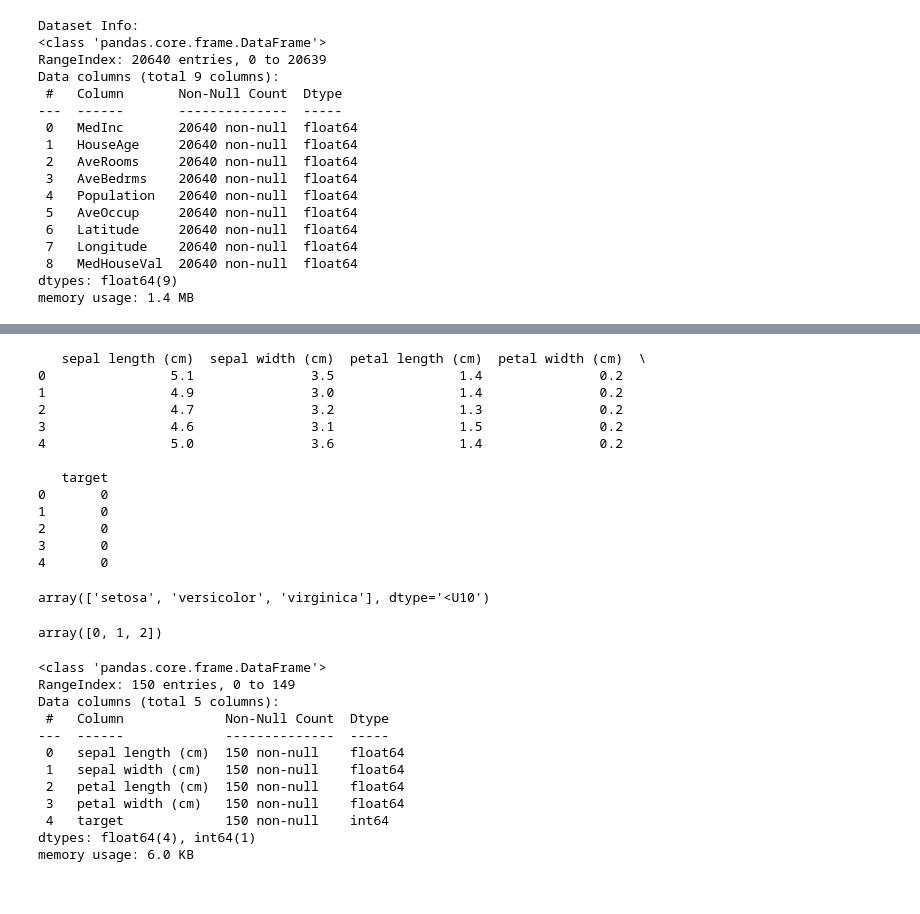
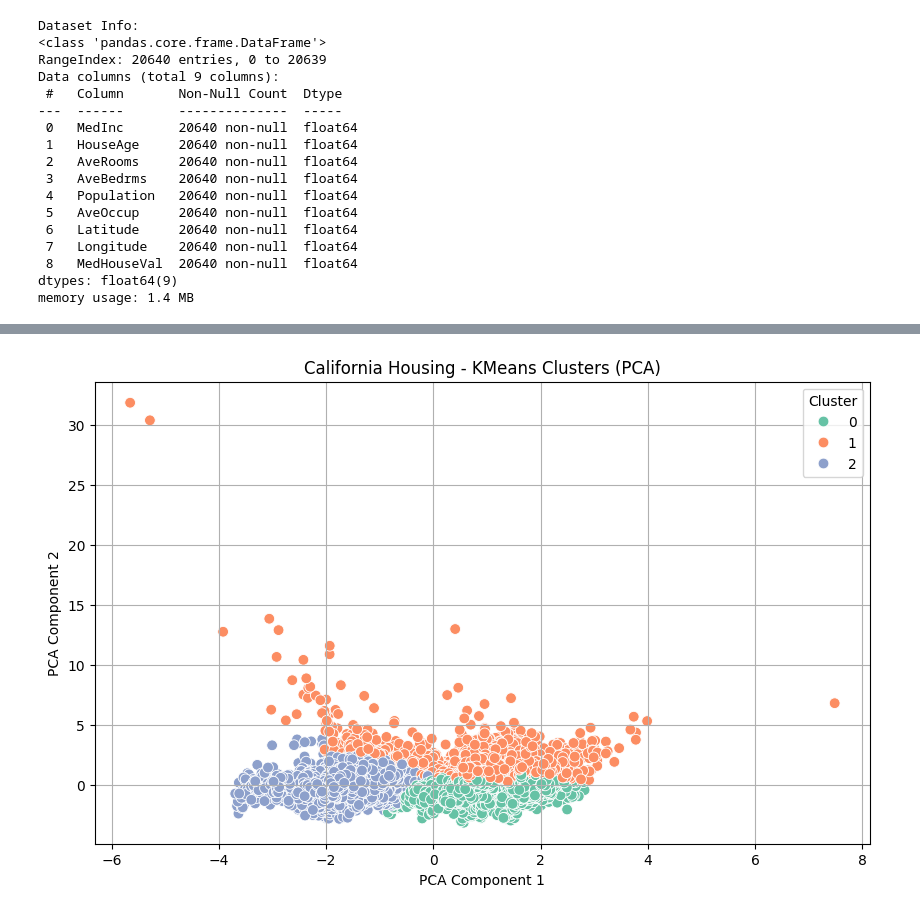
Before and after one commit to hopquangdo/mini-ml, a Jupyter notebook: notebooks/eda.ipynb, the cells around one changed output, grey strips where cells are left out. Drawn from its saved outputs; the diff is of its cells as text; code cells hidden in the pictures.

```diff
--- a/notebooks/eda.ipynb
+++ b/notebooks/eda.ipynb
@@ -73,39 +65,29 @@ df_iris = data.frame
-# %%
-print(df_iris.head())
-# %% [output]
-   sepal length (cm)  sepal width (cm)  petal length (cm)  petal width (cm)  \
-0                5.1               3.5                1.4               0.2
-1                4.9               3.0                1.4               0.2
-2                4.7               3.2                1.3               0.2
-3                4.6               3.1                1.5               0.2
-4                5.0               3.6                1.4               0.2
-
-   target
-0       0
-1       0
-2       0
-3       0
-4       0
-# %%
-data.target_names
-# %% [output]
-array(['setosa', 'versicolor', 'virginica'], dtype='<U10')
-# %%
-df_iris['target'].unique()
-# %% [output]
-array([0, 1, 2])
-# %%
-df_iris.info()
-# %% [output]
-<class 'pandas.core.frame.DataFrame'>
-RangeIndex: 150 entries, 0 to 149
-Data columns (total 5 columns):
- #   Column             Non-Null Count  Dtype
----  ------             --------------  -----
- 0   sepal length (cm)  150 non-null    float64
- 1   sepal width (cm)   150 non-null    float64
- 2   petal length (cm)  150 non-null    float64
- 3   petal width (cm)   150 non-null    float64
- 4   target             150 non-null    int64
-dtypes: float64(4), int64(1)
-memory usage: 6.0 KB
+# %%
+features = ["MedInc", "HouseAge", "AveRooms", "AveOccup", "Population"]
+X = df_housing[features]
+
+# 3. Scale dữ liệu
+scaler = StandardScaler()
+X_scaled = scaler.fit_transform(X)
+
+# 4. KMeans clustering
+kmeans = KMeans(n_clusters=3, random_state=42)
+df_housing["cluster"] = kmeans.fit_predict(X_scaled)
+
+# 5. Giảm chiều bằng PCA (2D) để trực quan
+pca = PCA(n_components=3)
+X_pca = pca.fit_transform(X_scaled)
+df_housing["pca1"] = X_pca[:, 0]
+df_housing["pca2"] = X_pca[:, 1]
+
+# 6. Vẽ scatter plot các cụm
+plt.figure(figsize=(10,6))
+sns.scatterplot(data=df_housing, x="pca1", y="pca2", hue="cluster", palette="Set2", s=60)
+plt.title("California Housing - KMeans Clusters (PCA)")
+plt.xlabel("PCA Component 1")
+plt.ylabel("PCA Component 2")
+plt.legend(title="Cluster")
+plt.grid(True)
+plt.show()
+# %% [output]
+[figure, added]
```
Also changed, not shown: parts of 4 cells of this notebook, 12 other files.
